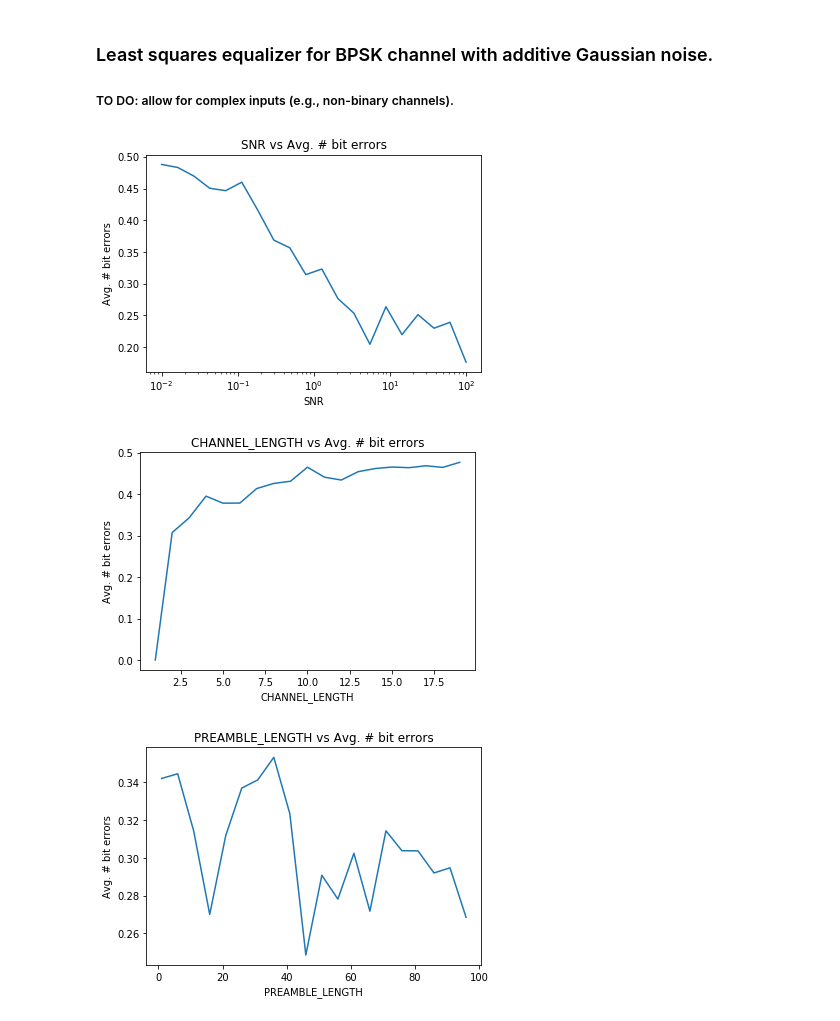
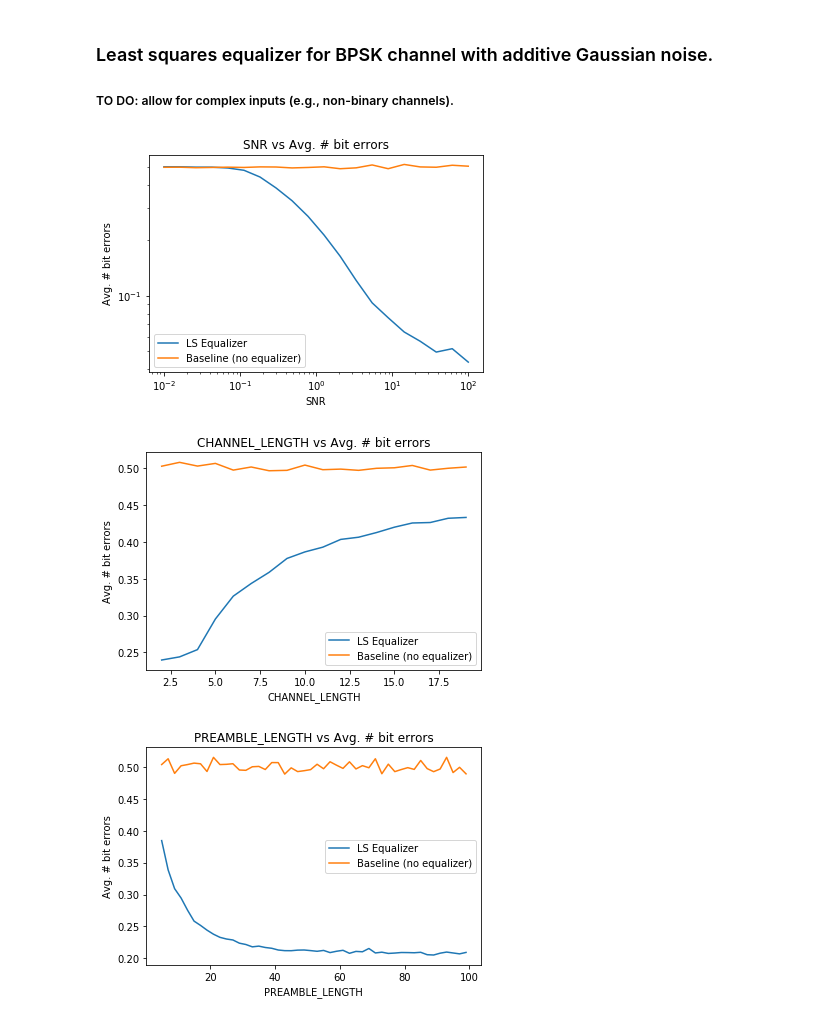
Before and after one commit to laurabrink13/Equalization, a Jupyter notebook: least_squares_equalizer.ipynb, the cells around one changed output. Saved outputs shown, nothing was run; the diff lists cells and outputs as text; code cells hidden in the pictures.

Commit message:
Fixed issues with LS equalizer; not sure about the kinks in the plots.

```diff
--- a/least_squares_equalizer.ipynb
+++ b/least_squares_equalizer.ipynb
@@ -90,36 +118,44 @@ def bit_errors(decoded, sent):
 # %%
-def plot_metric(metric_name, metric_range, semi_log=False,
-                base_params={'channel_length':2, 'snr':1, 'preamble_length':20}):
+"""Plots with respect to an input metric (METRIC_NAME).
+   Tune RUNS to get smooth plots, and LOG to plot on a log scale."""
+def plot_metric(metric_name, metric_range, log=False, runs=1000,
+                base_params={'channel_length':2, 'equalizer_length':5, 'snr':1, 'preamble_length':20}):
     np.random.seed(0)
     # copy to not overwrite default dictionary
     params = base_params.copy()
     plot_bit_errors = []
+    plot_baseline_errors = []
     for i in metric_range:
         params[metric_name] = i
-        plot_bit_errors.append(test(params, runs=50))
-    if semi_log:
-        plt.semilogx(metric_range, plot_bit_errors)
+        t = test(params, runs=runs)
+        plot_bit_errors.append(t[0])
+        plot_baseline_errors.append(t[1])
+    if log:
+        plt.loglog(metric_range, plot_bit_errors, label='LS Equalizer')
+        plt.loglog(metric_range, plot_baseline_errors, label='Baseline (no equalizer)')
     else:
-        plt.plot(metric_range, plot_bit_errors)
+        plt.plot(metric_range, plot_bit_errors, label='LS Equalizer')
+        plt.plot(metric_range, plot_baseline_errors, label='Baseline (no equalizer)')
     plt.title(metric_name.upper()+" vs Avg. # bit errors")
     plt.xlabel(metric_name.upper())
     plt.ylabel("Avg. # bit errors")
+    plt.legend()
     plt.show()
 # %%
 # plot metric: SNR
 SNRs = np.logspace(-2., 2, 20)
-plot_metric("snr", SNRs, semi_log=True)
+plot_metric("snr", SNRs, log=True)
 
 
 # plot metric: channel length
-channels = np.arange(1, 20, 1)
+channels = np.arange(2, 20, 1)
 plot_metric("channel_length", channels)
 
 
 # plot metric: preamble length
-preambles = np.arange(1, 100, 5)
+preambles = np.arange(5, 100, 2)
 plot_metric("preamble_length", preambles)
 # %% [output]
-[figure, old version]
+[figure, new version]
-[figure, old version]
+[figure, new version]
-[figure, old version]
+[figure, new version]
```
Also changed, not shown: parts of 7 cells of this notebook.
